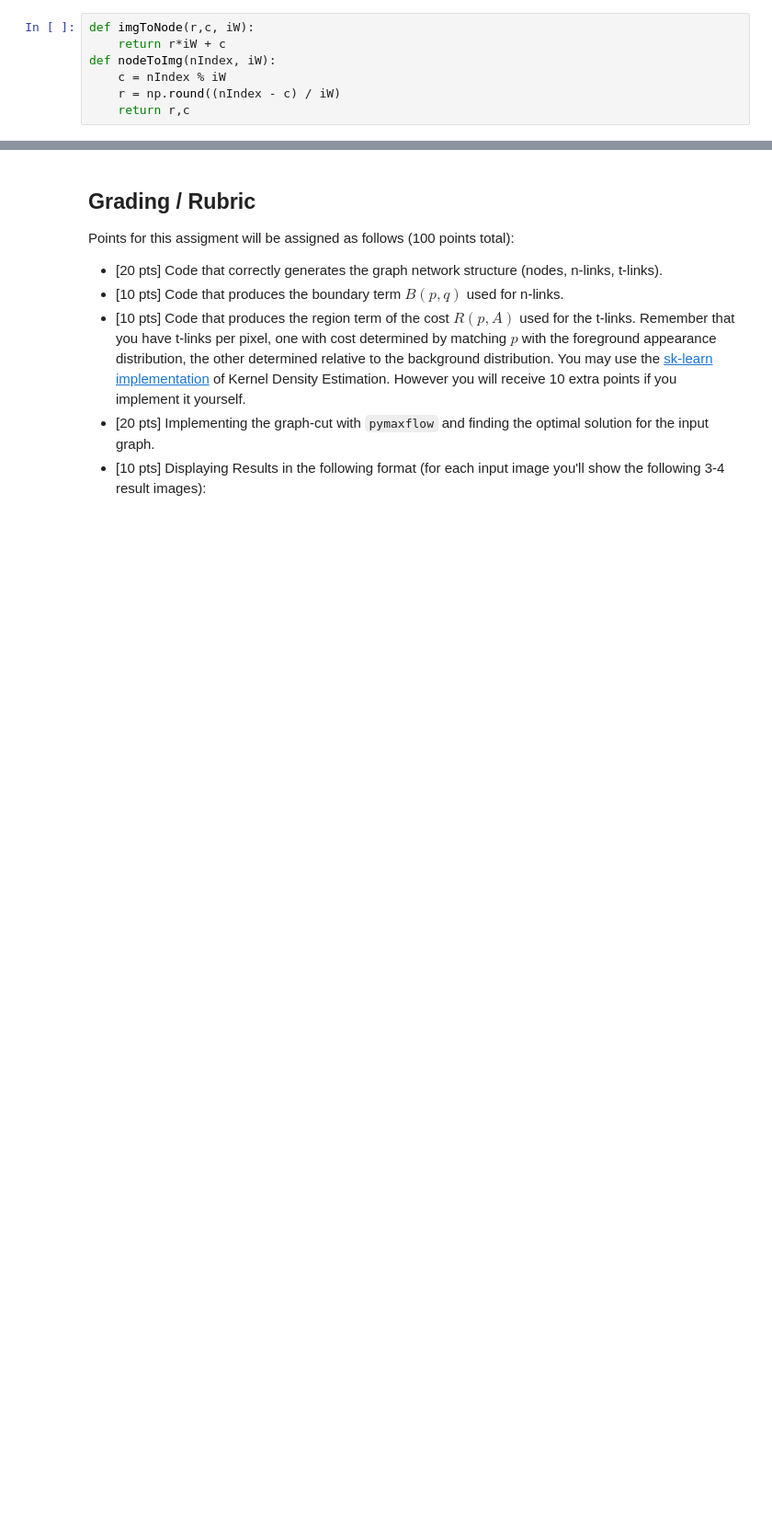
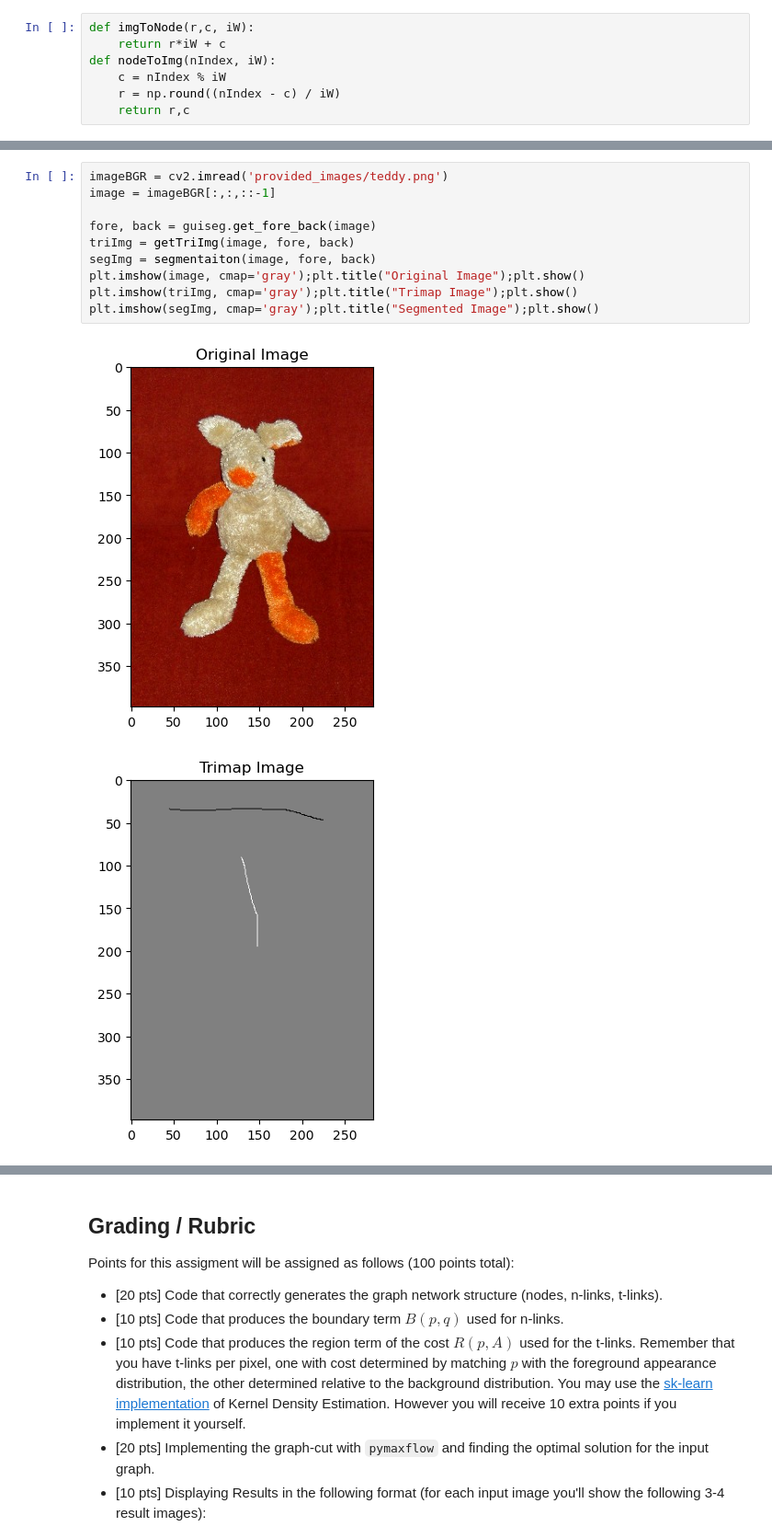
Before and after one commit to BrennanBertola/CS450, a Jupyter notebook: proj2-segmentation/Project2-Segmentation.ipynb, the cells around one changed output, grey strips where cells are left out. Shown at 92% size. Drawn from its saved outputs; the diff is of its cells as text; blank space fills up the shorter version.

```diff
--- a/proj2-segmentation/Project2-Segmentation.ipynb
+++ b/proj2-segmentation/Project2-Segmentation.ipynb
@@ -175,0 +217,13 @@ NameError: name 'segmentaiton' is not defined
+# %%
+imageBGR = cv2.imread('provided_images/teddy.png')
+image = imageBGR[:,:,::-1]
+
+fore, back = guiseg.get_fore_back(image)
+triImg = getTriImg(image, fore, back)
+segImg = segmentaiton(image, fore, back)
+plt.imshow(image, cmap='gray');plt.title("Original Image");plt.show()
+plt.imshow(triImg, cmap='gray');plt.title("Trimap Image");plt.show()
+plt.imshow(segImg, cmap='gray');plt.title("Segmented Image");plt.show()
+# %% [output]
+[figure, added]
+[figure, added]
```
Also changed, not shown: parts of 11 cells of this notebook, 2 other files.
